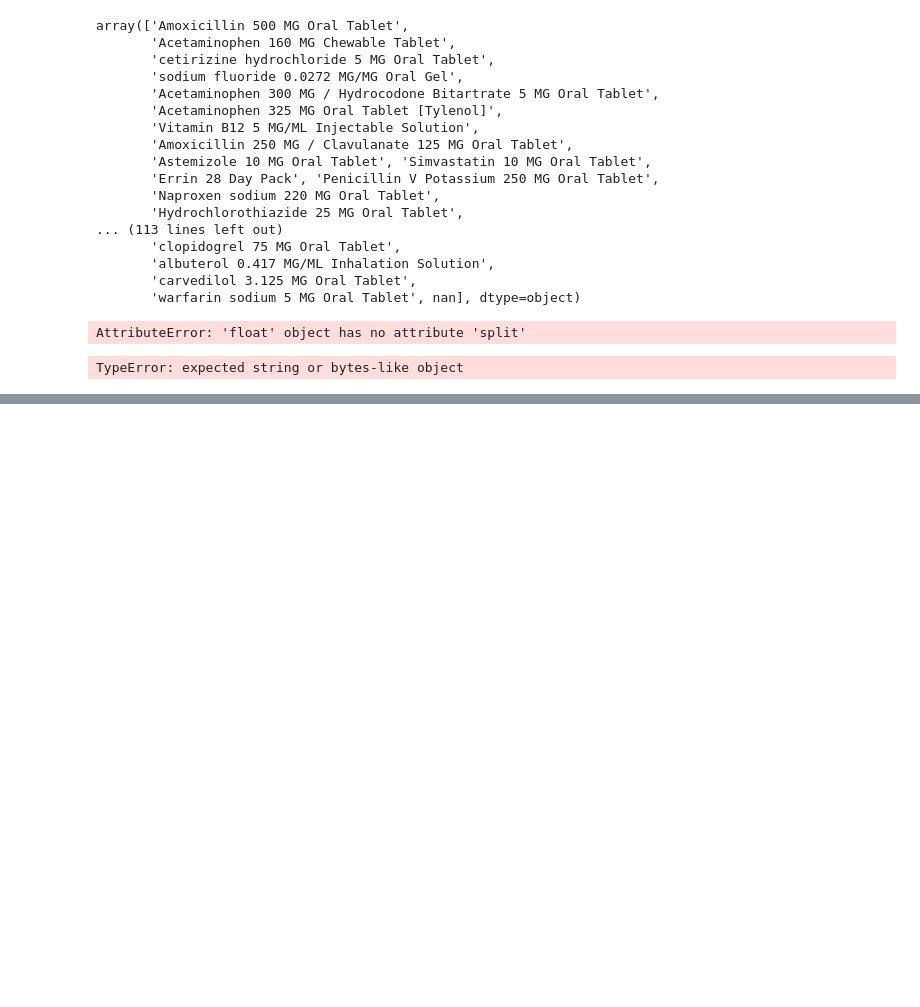
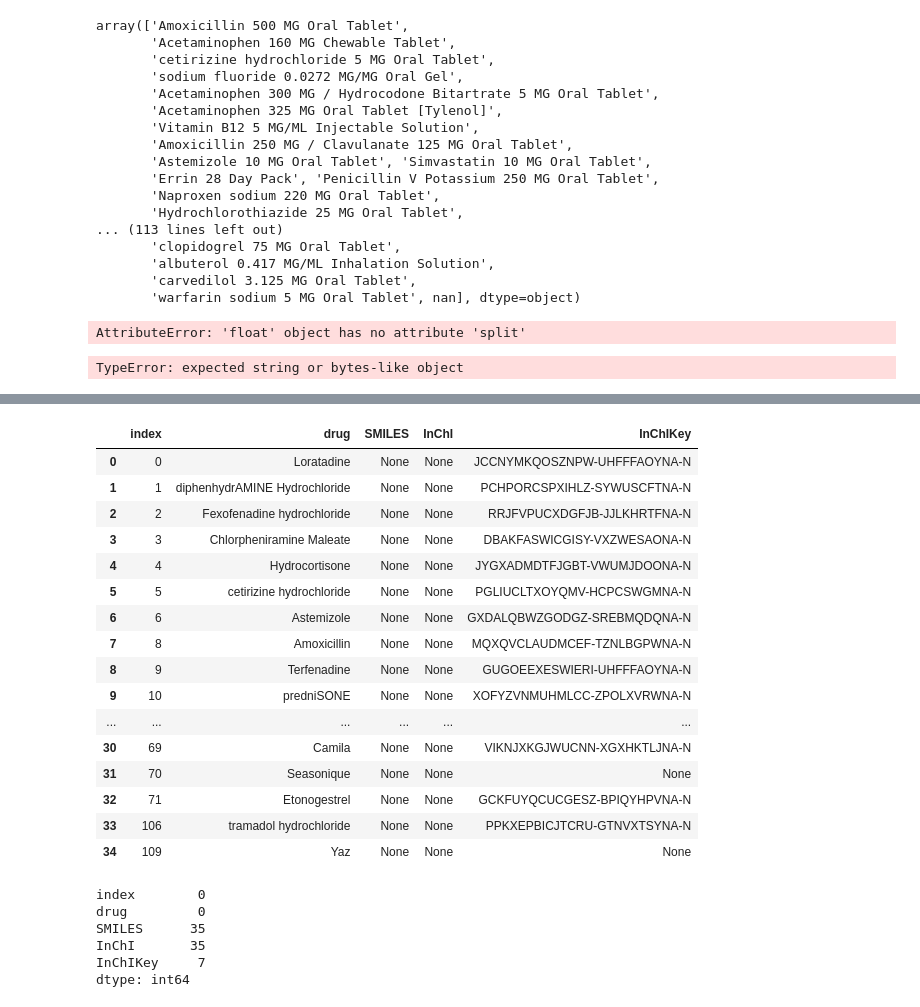
Before and after one commit to raynasser/MediSure, a Jupyter notebook: notebooks/ra | FooDru eda.ipynb, the cells around one changed output, grey strips where cells are left out. Drawn from its saved outputs; the diff is of its cells as text; code cells hidden in the pictures; blank space fills up the shorter version.

```diff
--- a/notebooks/ra | FooDru eda.ipynb
+++ b/notebooks/ra | FooDru eda.ipynb
@@ -1928,0 +2155,3 @@ TypeError: expected string or bytes-like object
+# %%
+cc = pd.concat([c, c2, c3, c4, c5, c6], ignore_index=True)
+cc
@@ -1928,0 +2192,3 @@ TypeError: expected string or bytes-like object
+# %%
+cc = cc.drop_duplicates()
+cc
@@ -1928,0 +2213,3 @@ TypeError: expected string or bytes-like object
+# %%
+cc = cc[cc['drug'] != 'Unknown'].reset_index()
+cc
@@ -1928,0 +2327,52 @@ TypeError: expected string or bytes-like object
+# %%
+
+base_url = "https://cactus.nci.nih.gov/chemical/structure/{}/inchikey"
+
+
+def fetch_chemical_info(drug_name):
+    try:
+
+        drug_encoded = drug_name.replace(' ', '%20')
+
+
+        response = requests.get(base_url.format(drug_encoded))
+
+        if response.status_code == 200:
+            inchi_key = response.text.strip().replace('InChIKey=', '')
+            return pd.Series([None, None, inchi_key])
+        else:
+            return pd.Series([None, None, None])
+
+    except Exception as e:
+        print(f"{drug_name}: Error - {e}")
+        return pd.Series([None, None, None])
+# %%
+cc[['SMILES', 'InChI', 'InChIKey']] = cc['drug'].apply(lambda x: pd.Series(fetch_chemical_info(x)))
+cc
+# %% [output]
+|  | index | drug | SMILES | InChI | InChIKey |
+| 0 | 0 | Loratadine | None | None | JCCNYMKQOSZNPW-UHFFFAOYNA-N |
+| 1 | 1 | diphenhydrAMINE Hydrochloride | None | None | PCHPORCSPXIHLZ-SYWUSCFTNA-N |
+| 2 | 2 | Fexofenadine hydrochloride | None | None | RRJFVPUCXDGFJB-JJLKHRTFNA-N |
+| 3 | 3 | Chlorpheniramine Maleate | None | None | DBAKFASWICGISY-VXZWESAONA-N |
+| 4 | 4 | Hydrocortisone | None | None | JYGXADMDTFJGBT-VWUMJDOONA-N |
+| 5 | 5 | cetirizine hydrochloride | None | None | PGLIUCLTXOYQMV-HCPCSWGMNA-N |
+| 6 | 6 | Astemizole | None | None | GXDALQBWZGODGZ-SREBMQDQNA-N |
+| 7 | 8 | Amoxicillin | None | None | MQXQVCLAUDMCEF-TZNLBGPWNA-N |
+| 8 | 9 | Terfenadine | None | None | GUGOEEXESWIERI-UHFFFAOYNA-N |
+| 9 | 10 | predniSONE | None | None | XOFYZVNMUHMLCC-ZPOLXVRWNA-N |
+| ... | ... | ... | ... | ... | ... |
+| 30 | 69 | Camila | None | None | VIKNJXKGJWUCNN-XGXHKTLJNA-N |
+| 31 | 70 | Seasonique | None | None | None |
+| 32 | 71 | Etonogestrel | None | None | GCKFUYQCUCGESZ-BPIQYHPVNA-N |
+| 33 | 106 | tramadol hydrochloride | None | None | PPKXEPBICJTCRU-GTNVXTSYNA-N |
+| 34 | 109 | Yaz | None | None | None |
+# %%
+cc.isna().sum()
+# %% [output]
+index        0
+drug         0
+SMILES      35
+InChI       35
+InChIKey     7
+dtype: int64
```
Also changed, not shown: parts of 41 cells of this notebook, 3 other files.
